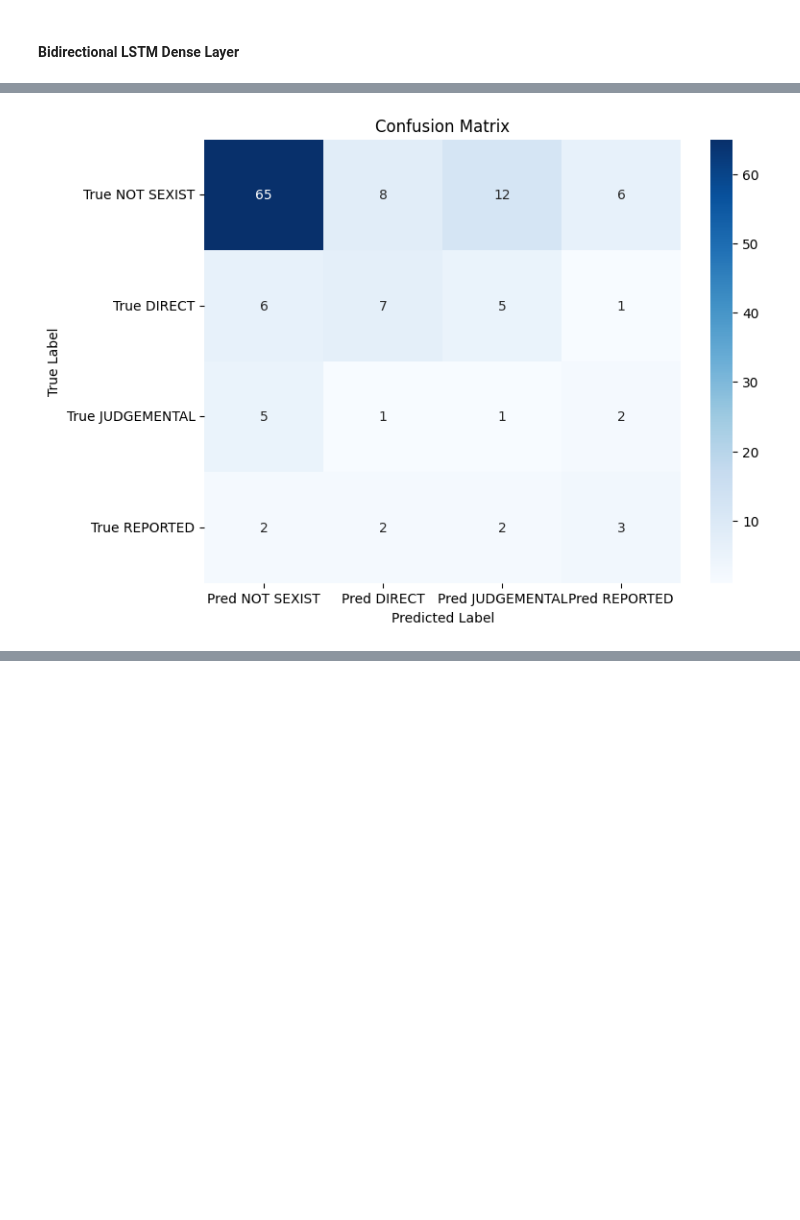
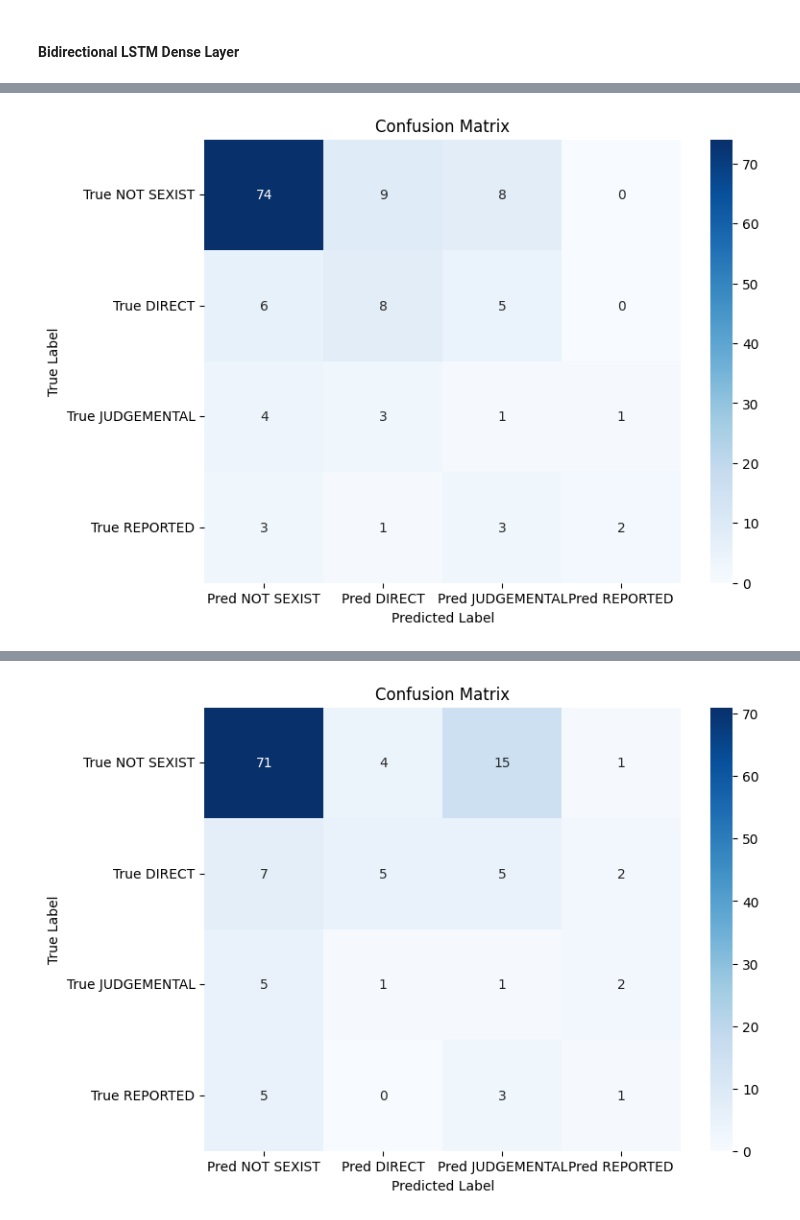
Before and after one commit to LuGorr/Sexist-Tweet-Detection, a Jupyter notebook: A1/Assignment_1.ipynb, the cells around one changed output, grey strips where cells are left out. Saved outputs shown, nothing was run; the diff lists cells and outputs as text; code cells hidden in the pictures; blank space fills up the shorter version.

```diff
--- a/A1/Assignment_1.ipynb
+++ b/A1/Assignment_1.ipynb
@@ -843,6 +854,7 @@ Corrected Alpha values (based on augmented train set): tf.Tensor([0.08343722 0.1
 from tensorflow.keras import layers, models, optimizers, regularizers
 from sklearn.metrics import (f1_score, precision_score, recall_score,
                              classification_report, confusion_matrix)
+from itertools import product
 
 # Hyperparameters
 LSTM_UNITS = 128
@@ -853,7 +865,7 @@ SEEDS = [42, 123, 999]
 L2_FACTOR = 1e-3
 
 # Build model
-def build_baseline_model():
+def build_model(stacked=False):
     model = models.Sequential([
         layers.Embedding(
             input_dim=len(vocab),
@@ -863,19 +875,20 @@ def build_baseline_model():
             trainable=False,
             name='encoder-embedding'
         ),
+        layers.Bidirectional(layers.LSTM(LSTM_UNITS, return_sequences=stacked, kernel_regularizer=regularizers.l2(L2_FACTOR),
+            recurrent_regularizer=regularizers.l2(L2_FACTOR))),
+        #layers.LayerNormalization(),
+        #layers.Dropout(DROPOUT_RATE),
         layers.Bidirectional(layers.LSTM(LSTM_UNITS, return_sequences=False, kernel_regularizer=regularizers.l2(L2_FACTOR),
-            recurrent_regularizer=regularizers.l2(L2_FACTOR))),
-        layers.LayerNormalization(),
-        layers.Dropout(DROPOUT_RATE),
-
+            recurrent_regularizer=regularizers.l2(L2_FACTOR))) if stacked else layers.Identity(),
+        layers.LayerNormalization() if stacked else layers.Identity(),
+        layers.Dropout(DROPOUT_RATE) if stacked else layers.Identity(),
         # Add a Dense layer
         layers.Dense(
             64,
             activation = "leaky_relu",
             kernel_regularizer=regularizers.l2(L2_FACTOR)
         ),
-        layers.Dropout(DROPOUT_RATE),
-
         layers.Dense(4, activation='softmax')
     ])
 
@@ -948,13 +961,14 @@ early_stop = tf.keras.callbacks.EarlyStopping(
 )
 
 # Main training loop
-f1_scores, precisions, recalls = [], [], []
+f1_scores_base, precisions_base, recalls_base = [], [], []
+f1_scores_stacked, precisions_stacked, recalls_stacked = [], [], []
 
-for seed in SEEDS:
-    print(f"\nTraining baseline model with seed {seed}...")
+for seed, stacked in list(product(SEEDS, [False, True])):
+    print(f"\nTraining {"stacked" if stacked else "baseline"} model with seed {seed}...")
     tf.keras.utils.set_random_seed(seed)
 
-    model = build_baseline_model()
+    model = build_model(stacked)
     history = model.fit(
         train_ds,
         validation_data=valid_ds,
@@ -964,32 +978,40 @@ for seed in SEEDS:
     )
 
     f1, prec, rec = evaluate_model(model, valid_ds)
-    f1_scores.append(f1)
-    precisions.append(prec)
-    recalls.append(rec)
+    f1_scores_stacked.append(f1) if stacked else f1_scores_base.append(f1)
+    precisions_stacked.append(prec) if stacked else precisions_base.append(f1)
+    recalls_stacked.append(rec) if stacked else recalls_base.append(rec)
 
     print(f"Seed {seed}: F1={f1:.4f}, Precision={prec:.4f}, Recall={rec:.4f}")
 
-# Report summary
-print("\nFinal Baseline Results")
-print(f"Macro F1: {np.mean(f1_scores):.4f} ± {np.std(f1_scores):.4f}")
-print(f"Precision: {np.mean(precisions):.4f} ± {np.std(precisions):.4f}")
-print(f"Recall: {np.mean(recalls):.4f} ± {np.std(recalls):.4f}")
+history_best = []
+for stacked in [False, True]:
+    # Report summary
+    print(f"\nFinal {"Stacked" if stacked else "Baseline"} Results")
+    print(f"Macro F1: {\
+        np.mean(f1_scores_stacked if stacked else f1_scores_base):.4f} ± {\
+        np.std(f1_scores_stacked if stacked else f1_scores_base):.4f}")
+    print(f"Precision: {\
+        np.mean(precisions_stacked if stacked else precisions_base):.4f} ± {\
+        np.std(precisions_stacked if stacked else precisions_base):.4f}")
+    print(f"Recall: {\
+        np.mean(recalls_stacked if stacked else recalls_base):.4f} ± {\
+        np.std(recalls_stacked if stacked else recalls_base):.4f}")
 
-# Train and save best model
-best_seed = SEEDS[np.argmax(f1_scores)]
-print(f"\nRetraining best model with seed {best_seed}...")
-tf.keras.utils.set_random_seed(best_seed)
-best_model = build_baseline_model()
-best_model.fit(
-    train_ds,
-    validation_data=valid_ds,
-    epochs=EPOCHS,
-    callbacks=[early_stop],
-    verbose=0
-)
-best_model.save("best_baseline_model.keras")
-print("Best model saved as 'best_baseline_model.keras'")
+    # Train and save best model
+    best_seed = SEEDS[np.argmax(f1_scores_stacked if stacked else f1_scores_base)]
+    print(f"\nRetraining best model with seed {best_seed}...")
+    tf.keras.utils.set_random_seed(best_seed)
+    best_model = build_model(stacked)
+    history_best.append(best_model.fit(
+        train_ds,
+        validation_data=valid_ds,
+        epochs=EPOCHS,
+        callbacks=[early_stop],
+        verbose=0
+    ))
+    best_model.save(f"best_{"stacked" if stacked else "base"}_model.keras")
+    print(f"Best model saved as 'best_{"stacked" if stacked else "base"}_model.keras'")
 # %% [output]
 Training baseline model with seed 42...
 Epoch 1/30
@@ -1025,5 +1047,5 @@ Epoch 5/30
 
 ---------------------------------
 
 Plotting Confusion Matrix...
-[figure, old version]
+[figure, new version]
@@ -1056,0 +1087 @@ Best model saved as 'best_baseline_model.keras'
+[figure, added]
```
Also changed, not shown: parts of 9 cells of this notebook.
